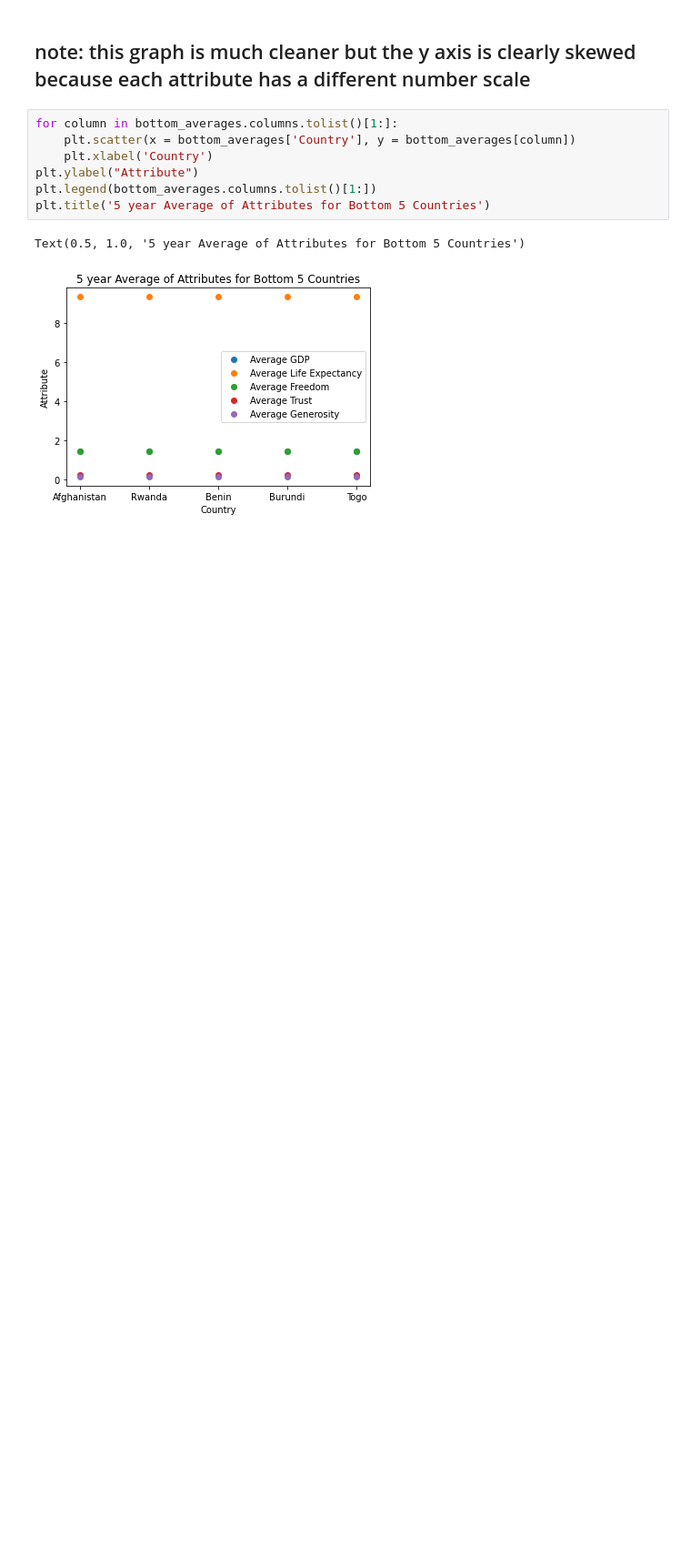
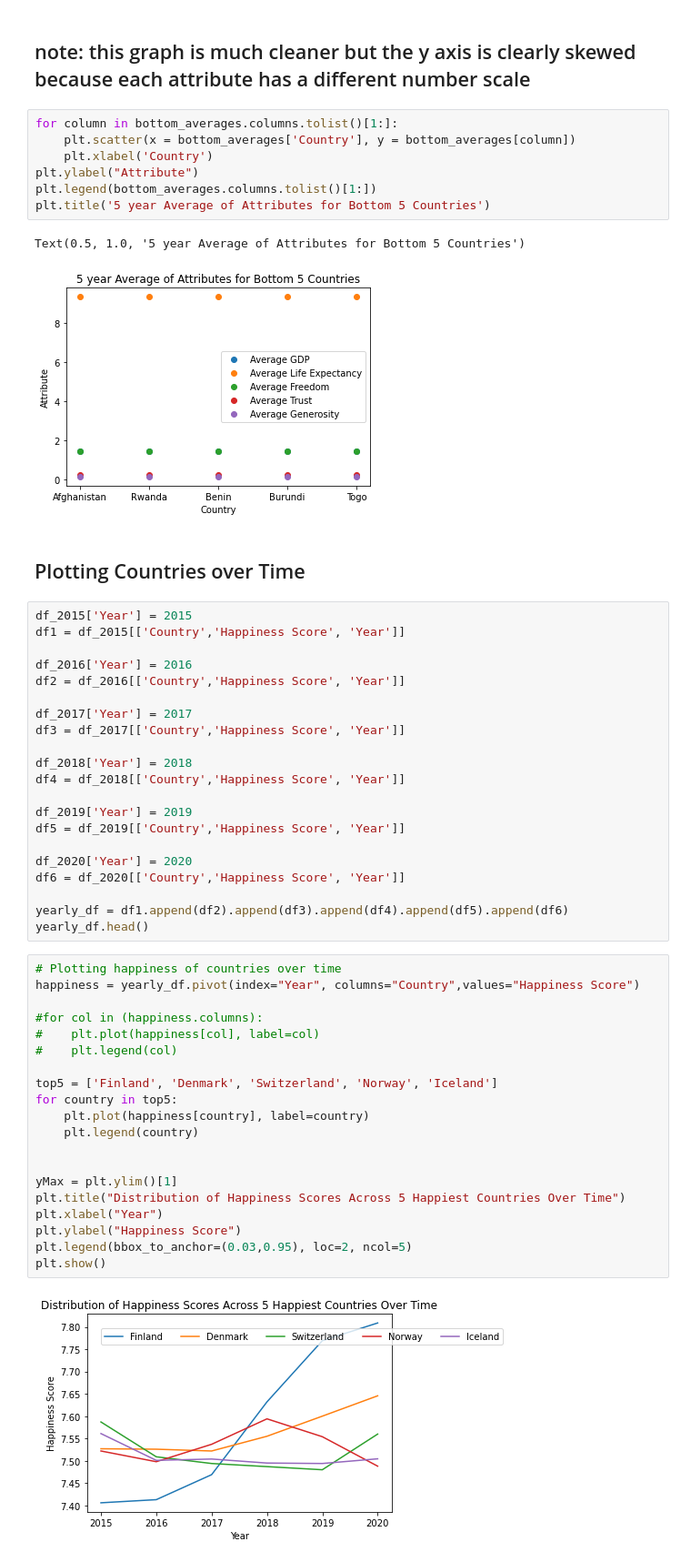
Before and after one commit to gordonwu66/gordonwu66.github.io, a Jupyter notebook: Happiness Tutorial.ipynb, the cells around one changed output. Shown at 91% size. Saved outputs shown, nothing was run; the diff lists cells and outputs as text; blank space fills up the shorter version.

Commit message:
Time plots and factors over time

```diff
--- a/Happiness Tutorial.ipynb
+++ b/Happiness Tutorial.ipynb
@@ -332,3 +332,48 @@ plt.title('5 year Average of Attributes for Bottom 5 Countries')
 # %% [output]
 Text(0.5, 1.0, '5 year Average of Attributes for Bottom 5 Countries')
 [figure]
+# %% [markdown]
+## Plotting Countries over Time
+# %%
+df_2015['Year'] = 2015
+df1 = df_2015[['Country','Happiness Score', 'Year']]
+
+df_2016['Year'] = 2016
+df2 = df_2016[['Country','Happiness Score', 'Year']]
+
+df_2017['Year'] = 2017
+df3 = df_2017[['Country','Happiness Score', 'Year']]
+
+df_2018['Year'] = 2018
+df4 = df_2018[['Country','Happiness Score', 'Year']]
+
+df_2019['Year'] = 2019
+df5 = df_2019[['Country','Happiness Score', 'Year']]
+
+df_2020['Year'] = 2020
+df6 = df_2020[['Country','Happiness Score', 'Year']]
+
+yearly_df = df1.append(df2).append(df3).append(df4).append(df5).append(df6)
+yearly_df.head()
+# %%
+# Plotting happiness of countries over time
+happiness = yearly_df.pivot(index="Year", columns="Country",values="Happiness Score")
+
+#for col in (happiness.columns):
+#    plt.plot(happiness[col], label=col)
+#    plt.legend(col)
+
+top5 = ['Finland', 'Denmark', 'Switzerland', 'Norway', 'Iceland']
+for country in top5:
+    plt.plot(happiness[country], label=country)
+    plt.legend(country)
+
+
+yMax = plt.ylim()[1]
+plt.title("Distribution of Happiness Scores Across 5 Happiest Countries Over Time")
+plt.xlabel("Year")
+plt.ylabel("Happiness Score")
+plt.legend(bbox_to_anchor=(0.03,0.95), loc=2, ncol=5)
+plt.show()
+# %% [output]
+[figure, added]
```
Also changed, not shown: parts of 6 cells of this notebook.
